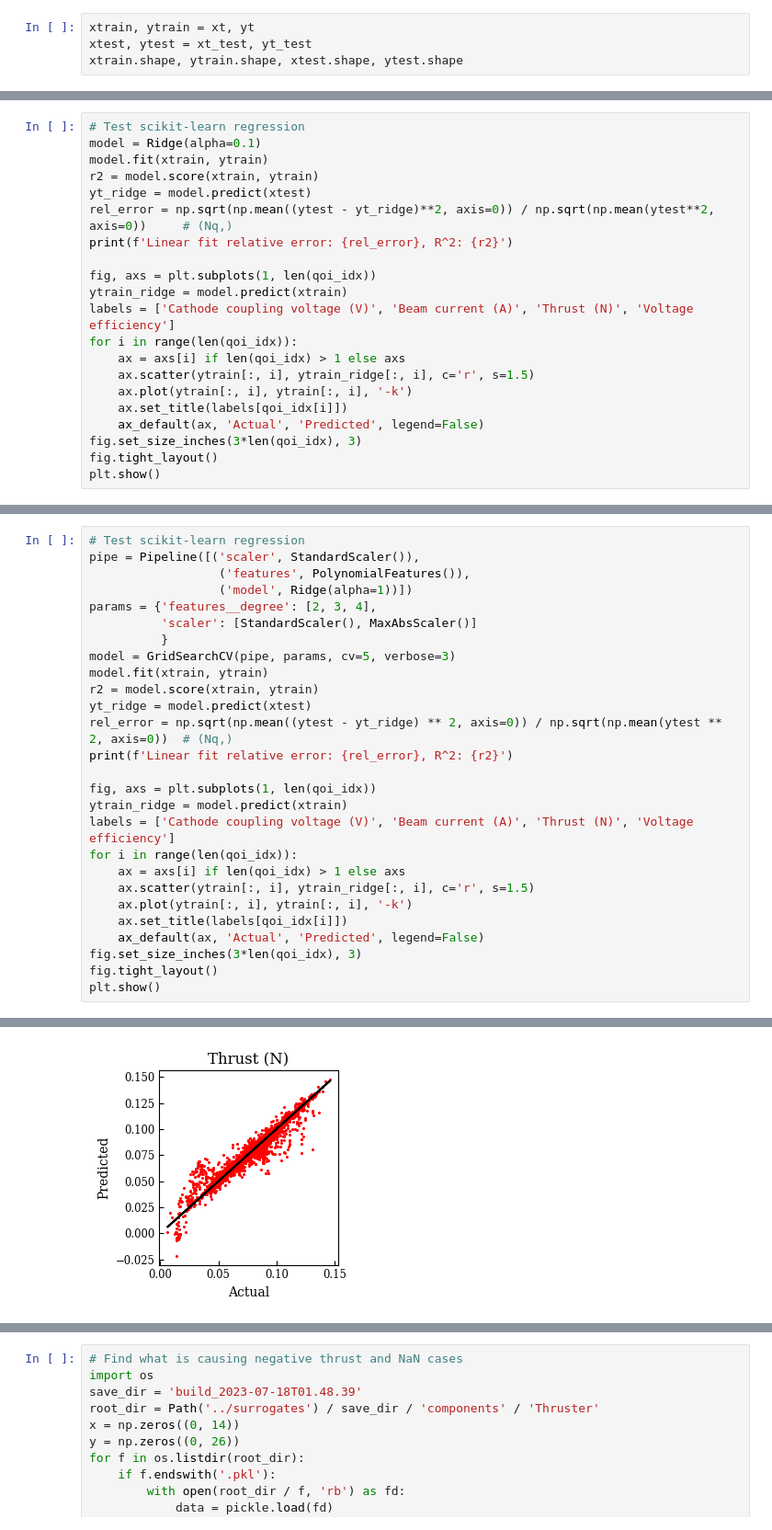
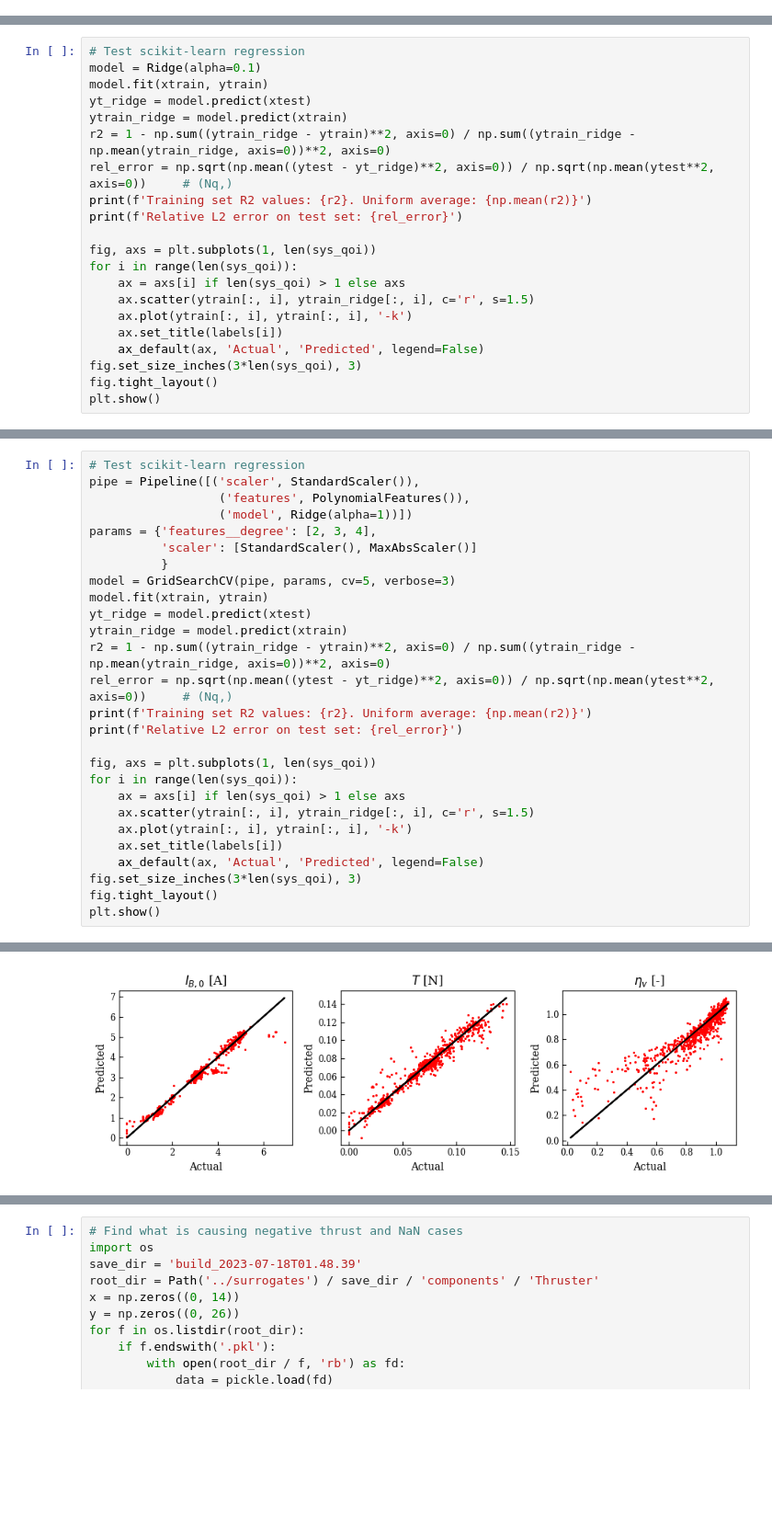
Before and after one commit to JANUS-Institute/HallThrusterPEM, a Jupyter notebook: sandbox/notebook/debug_convergence.ipynb, the cells around one changed output, grey strips where cells are left out. Shown: that part at 92% size. Drawn from its saved outputs; the diff is of its cells as text; blank space fills up the shorter version.

```diff
--- a/sandbox/notebook/debug_convergence.ipynb
+++ b/sandbox/notebook/debug_convergence.ipynb
@@ -85,4 +108,0 @@ yt_test = yt_test[idx, :]
-# %%
-xtrain, ytrain = xt, yt
-xtest, ytest = xt_test, yt_test
-xtrain.shape, ytrain.shape, xtest.shape, ytest.shape
@@ -92,21 +110,21 @@ xtrain.shape, ytrain.shape, xtest.shape, ytest.shape
 # Test scikit-learn regression
 model = Ridge(alpha=0.1)
 model.fit(xtrain, ytrain)
-r2 = model.score(xtrain, ytrain)
 yt_ridge = model.predict(xtest)
+ytrain_ridge = model.predict(xtrain)
+r2 = 1 - np.sum((ytrain_ridge - ytrain)**2, axis=0) / np.sum((ytrain_ridge - np.mean(ytrain_ridge, axis=0))**2, axis=0)
 rel_error = np.sqrt(np.mean((ytest - yt_ridge)**2, axis=0)) / np.sqrt(np.mean(ytest**2, axis=0))     # (Nq,)
-print(f'Linear fit relative error: {rel_error}, R^2: {r2}')
+print(f'Training set R2 values: {r2}. Uniform average: {np.mean(r2)}')
+print(f'Relative L2 error on test set: {rel_error}')
 
-fig, axs = plt.subplots(1, len(qoi_idx))
-ytrain_ridge = model.predict(xtrain)
-labels = ['Cathode coupling voltage (V)', 'Beam current (A)', 'Thrust (N)', 'Voltage efficiency']
-for i in range(len(qoi_idx)):
-    ax = axs[i] if len(qoi_idx) > 1 else axs
+fig, axs = plt.subplots(1, len(sys_qoi))
+for i in range(len(sys_qoi)):
+    ax = axs[i] if len(sys_qoi) > 1 else axs
     ax.scatter(ytrain[:, i], ytrain_ridge[:, i], c='r', s=1.5)
     ax.plot(ytrain[:, i], ytrain[:, i], '-k')
-    ax.set_title(labels[qoi_idx[i]])
+    ax.set_title(labels[i])
     ax_default(ax, 'Actual', 'Predicted', legend=False)
-fig.set_size_inches(3*len(qoi_idx), 3)
+fig.set_size_inches(3*len(sys_qoi), 3)
 fig.tight_layout()
 plt.show()
 # %% [output]
@@ -122,21 +141,21 @@ params = {'features__degree': [2, 3, 4],
           }
 model = GridSearchCV(pipe, params, cv=5, verbose=3)
 model.fit(xtrain, ytrain)
-r2 = model.score(xtrain, ytrain)
 yt_ridge = model.predict(xtest)
-rel_error = np.sqrt(np.mean((ytest - yt_ridge) ** 2, axis=0)) / np.sqrt(np.mean(ytest ** 2, axis=0))  # (Nq,)
-print(f'Linear fit relative error: {rel_error}, R^2: {r2}')
+ytrain_ridge = model.predict(xtrain)
+r2 = 1 - np.sum((ytrain_ridge - ytrain)**2, axis=0) / np.sum((ytrain_ridge - np.mean(ytrain_ridge, axis=0))**2, axis=0)
+rel_error = np.sqrt(np.mean((ytest - yt_ridge)**2, axis=0)) / np.sqrt(np.mean(ytest**2, axis=0))     # (Nq,)
+print(f'Training set R2 values: {r2}. Uniform average: {np.mean(r2)}')
+print(f'Relative L2 error on test set: {rel_error}')
 
-fig, axs = plt.subplots(1, len(qoi_idx))
-ytrain_ridge = model.predict(xtrain)
-labels = ['Cathode coupling voltage (V)', 'Beam current (A)', 'Thrust (N)', 'Voltage efficiency']
-for i in range(len(qoi_idx)):
-    ax = axs[i] if len(qoi_idx) > 1 else axs
+fig, axs = plt.subplots(1, len(sys_qoi))
+for i in range(len(sys_qoi)):
+    ax = axs[i] if len(sys_qoi) > 1 else axs
     ax.scatter(ytrain[:, i], ytrain_ridge[:, i], c='r', s=1.5)
     ax.plot(ytrain[:, i], ytrain[:, i], '-k')
-    ax.set_title(labels[qoi_idx[i]])
+    ax.set_title(labels[i])
     ax_default(ax, 'Actual', 'Predicted', legend=False)
-fig.set_size_inches(3*len(qoi_idx), 3)
+fig.set_size_inches(3*len(sys_qoi), 3)
 fig.tight_layout()
 plt.show()
 # %% [output]
@@ -160,4 +179,4 @@ Linear fit relative error: [0.23391145], R^2: 0.9179718514376686
-[figure, old version]
+[figure, new version]
 # %%
 from sklearn.gaussian_process import GaussianProcessRegressor
 from sklearn.gaussian_process.kernels import Matern, RBF
```
Also changed, not shown: parts of 19 cells of this notebook, 8 other files.
